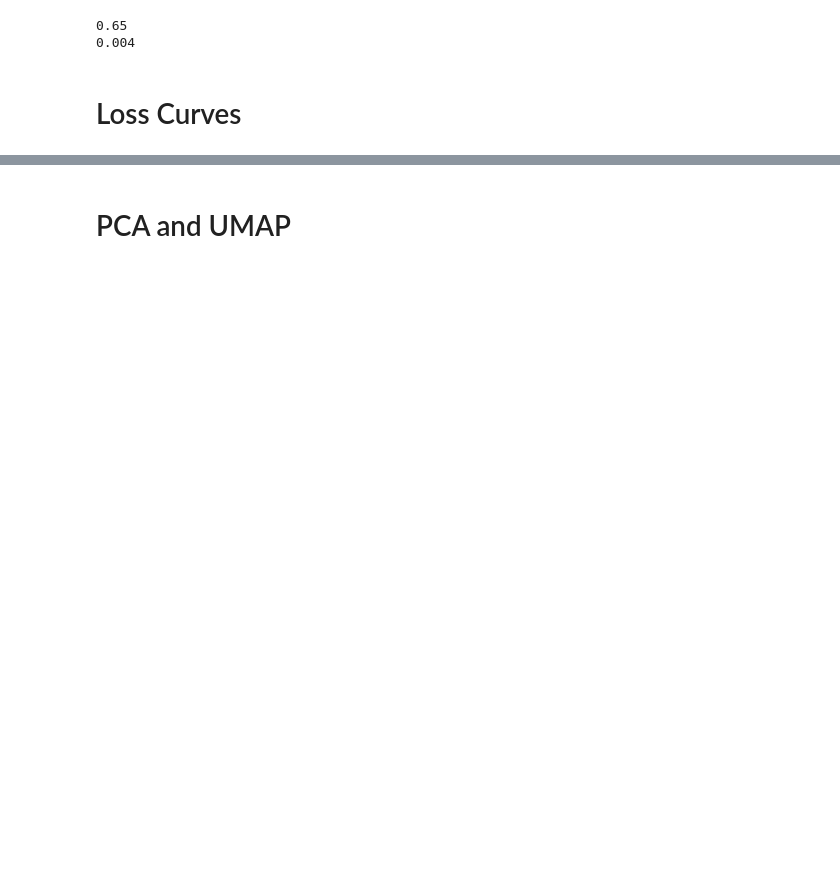
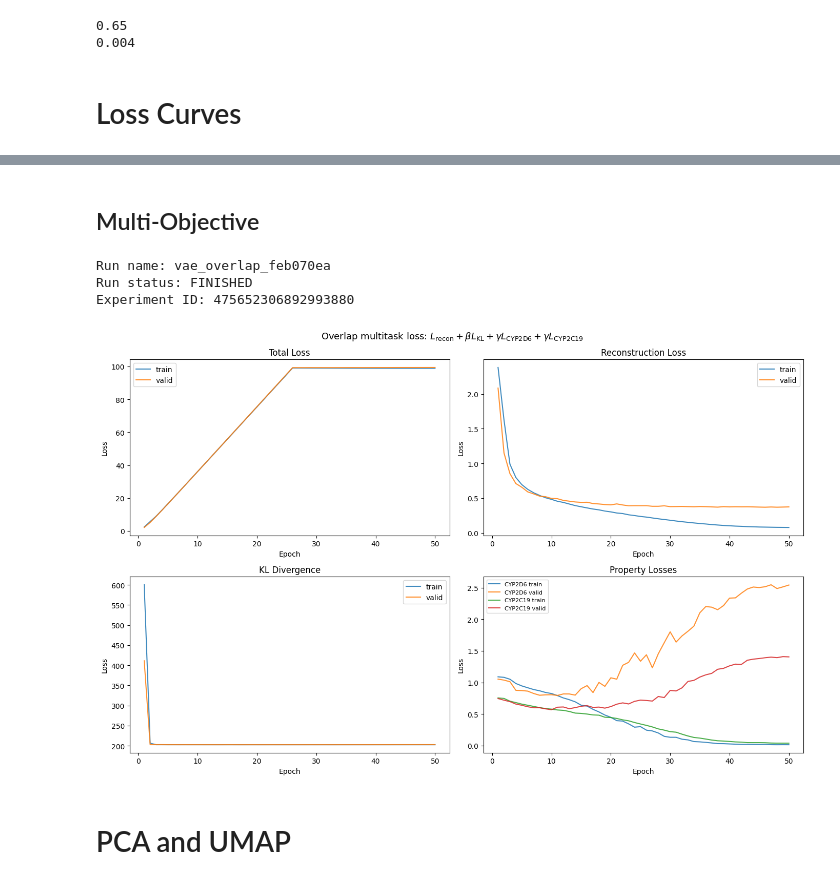
Before and after one commit to elenipsaromatis/mol-vae, a Jupyter notebook: notebooks/vae_dev.ipynb, the cells around one changed output, grey strips where cells are left out. Saved outputs shown, nothing was run; the diff lists cells and outputs as text; code cells hidden in the pictures; blank space fills up the shorter version.

```diff
--- a/notebooks/vae_dev.ipynb
+++ b/notebooks/vae_dev.ipynb
@@ -1258,2 +1166,70 @@ Intermediate validity (t=0.25, 0.5, 0.75): 18/30 = 60.0%
+# %% [markdown]
+## Multi-Objective
+# %%
+import mlflow
+import matplotlib.pyplot as plt
+import numpy as np
+
+mlflow.set_tracking_uri("file:///Users/elenipsaromatis/Documents/mol-vae/notebooks/mlruns")
+client = mlflow.tracking.MlflowClient()
+run_id = "feb070eabc654b1eaea9d6f0699011d9"
+
+
+def get_metric(run_id, metric_name):
+    history = sorted(client.get_metric_history(run_id, metric_name), key=lambda m: m.step)
+    return np.array([m.step for m in history]), np.array([m.value for m in history])
+
+
+run = client.get_run(run_id)
+print("Run name:", run.data.tags.get("mlflow.runName"))
+print("Run status:", run.info.status)
+print("Experiment ID:", run.info.experiment_id)
+
+epochs, train_total = get_metric(run_id, "train_loss")
+_, valid_total = get_metric(run_id, "valid_loss")
+_, train_recon = get_metric(run_id, "train_recon")
+_, valid_recon = get_metric(run_id, "valid_recon")
+_, train_kl = get_metric(run_id, "train_kl")
+_, valid_kl = get_metric(run_id, "valid_kl")
+_, train_cyp2d6 = get_metric(run_id, "train_cyp2d6_loss")
+_, valid_cyp2d6 = get_metric(run_id, "valid_cyp2d6_loss")
+_, train_cyp2c19 = get_metric(run_id, "train_cyp2c19_loss")
+_, valid_cyp2c19 = get_metric(run_id, "valid_cyp2c19_loss")
+
+for a, b in [(train_total, valid_total), (train_recon, valid_recon), (train_kl, valid_kl),
+             (train_cyp2d6, valid_cyp2d6), (train_cyp2c19, valid_cyp2c19)]:
+    assert len(epochs) == len(a) == len(b)
+
+fig, axes = plt.subplots(2, 2, figsize=(14, 9))
+axes = axes.flatten()
+
+panels = [
+    ("Total Loss", [(train_total, "train"), (valid_total, "valid")]),
+    ("Reconstruction Loss", [(train_recon, "train"), (valid_recon, "valid")]),
+    ("KL Divergence", [(train_kl, "train"), (valid_kl, "valid")]),
+    ("Property Losses", [(train_cyp2d6, "CYP2D6 train"), (valid_cyp2d6, "CYP2D6 valid"),
+                         (train_cyp2c19, "CYP2C19 train"), (valid_cyp2c19, "CYP2C19 valid")]),
+]
+
+for ax, (title, series) in zip(axes, panels):
+    for values, label in series:
+        ax.plot(epochs, values, label=label, alpha=0.85)
+    ax.set_title(title)
+    ax.set_xlabel("Epoch")
+    ax.set_ylabel("Loss")
+    ax.legend(fontsize=8 if title == "Property Losses" else None)
+
+fig.suptitle(
+    r"Overlap multitask loss: $L_{\mathrm{recon}} + \beta L_{\mathrm{KL}}"
+    r" + \gamma L_{\mathrm{CYP2D6}} + \gamma L_{\mathrm{CYP2C19}}$",
+    fontsize=13,
+)
+plt.tight_layout()
+plt.show()
+# %% [output]
+Run name: vae_overlap_feb070ea
+Run status: FINISHED
+Experiment ID: 475652306892993880
+[figure, added]
 # %% [markdown]
 # PCA and UMAP
```
Also changed, not shown: parts of 21 cells of this notebook, 13 other files.
